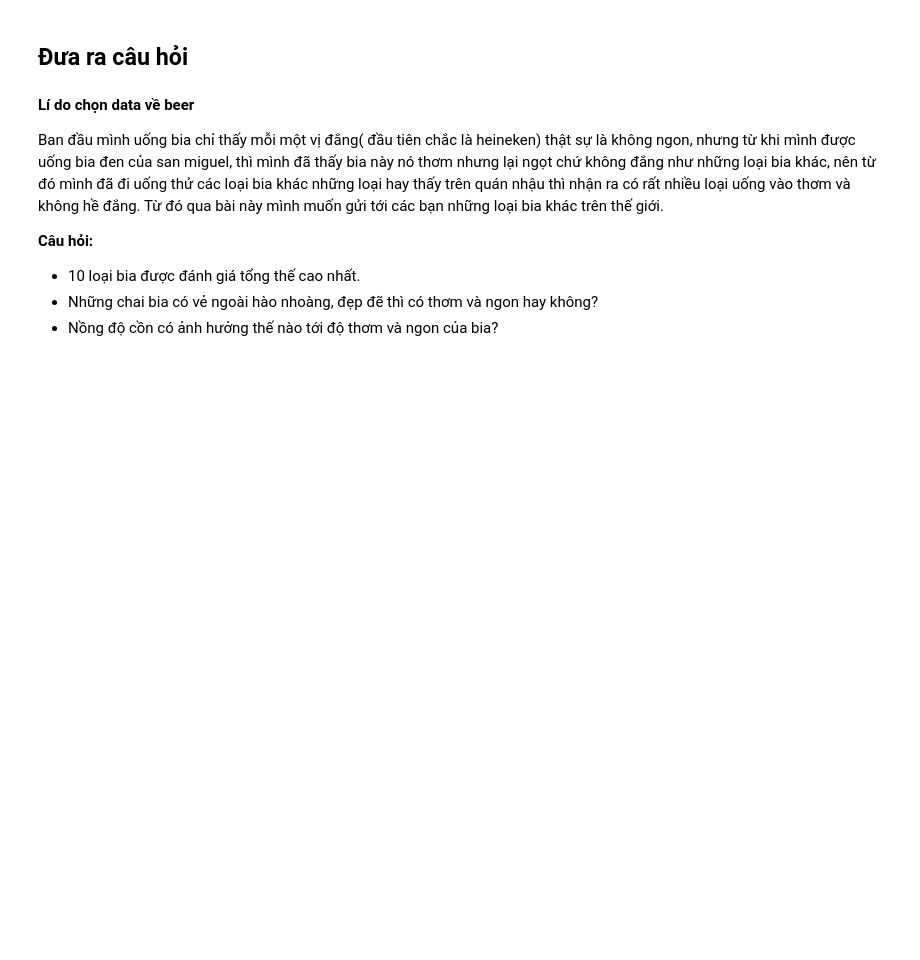
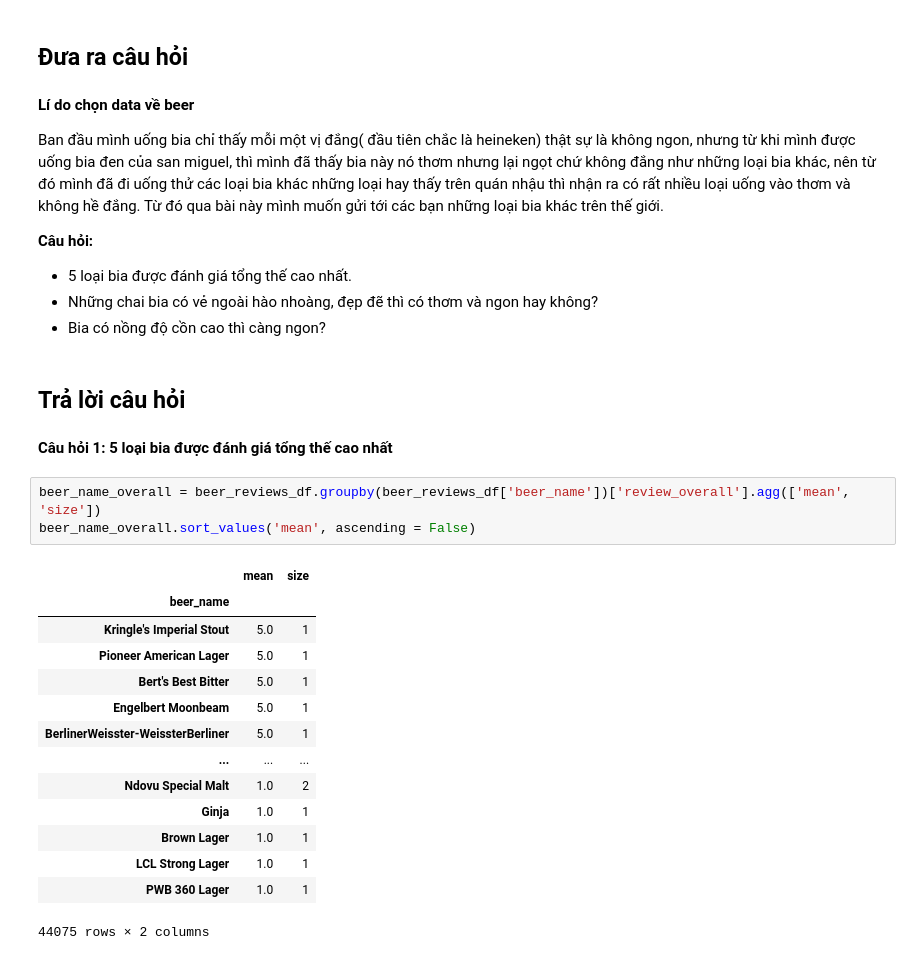
Before and after one commit to hts7117/LTKHDL_DACK, a Jupyter notebook: 1712718-HuynhThanhSang.ipynb, the cells around one changed output. Saved outputs shown, nothing was run; the diff lists cells and outputs as text; blank space fills up the shorter version.

```diff
--- a/1712718-HuynhThanhSang.ipynb
+++ b/1712718-HuynhThanhSang.ipynb
@@ -203,6 +206,28 @@ beer_reviews_df.head(5)
 Ban đầu mình uống bia chỉ thấy mỗi một vị đắng( đầu tiên chắc là heineken) thật sự là không ngon, nhưng từ khi mình được uống bia đen của san miguel, thì mình đã thấy bia này nó thơm nhưng lại ngọt chứ không đắng như những loại bia khác, nên từ đó mình đã đi uống thử các loại bia khác những loại hay thấy trên quán nhậu thì nhận ra có rất nhiều loại uống vào thơm và không hề đắng. Từ đó qua bài này mình muốn gửi tới các bạn những loại bia khác trên thế giới.
 
 **Câu hỏi:**
-+ 10 loại bia được đánh giá tổng thế cao nhất.
++ 5 loại bia được đánh giá tổng thế cao nhất.
 + Những chai bia có vẻ ngoài hào nhoàng, đẹp đẽ thì có thơm và ngon hay không?
-+ Nồng độ cồn có ảnh hưởng thế nào tới độ thơm và ngon của bia?
++ Bia có nồng độ cồn cao thì càng ngon?
+# %% [markdown]
+## Trả lời câu hỏi
+# %% [markdown]
+**Câu hỏi 1: 5 loại bia được đánh giá tổng thế cao nhất**
+# %%
+beer_name_overall = beer_reviews_df.groupby(beer_reviews_df['beer_name'])['review_overall'].agg(['mean', 'size'])
+beer_name_overall.sort_values('mean', ascending = False)
+# %% [output]
+|  | mean | size |
+| beer_name |  |  |
+| Kringle's Imperial Stout | 5.0 | 1 |
+| Pioneer American Lager | 5.0 | 1 |
+| Bert's Best Bitter | 5.0 | 1 |
+| Engelbert Moonbeam | 5.0 | 1 |
+| BerlinerWeisster-WeissterBerliner | 5.0 | 1 |
+| ... | ... | ... |
+| Ndovu Special Malt | 1.0 | 2 |
+| Ginja | 1.0 | 1 |
+| Brown Lager | 1.0 | 1 |
+| LCL Strong Lager | 1.0 | 1 |
+| PWB 360 Lager | 1.0 | 1 |
+44075 rows × 2 columns
```
Also changed, not shown: parts of 6 cells of this notebook.
